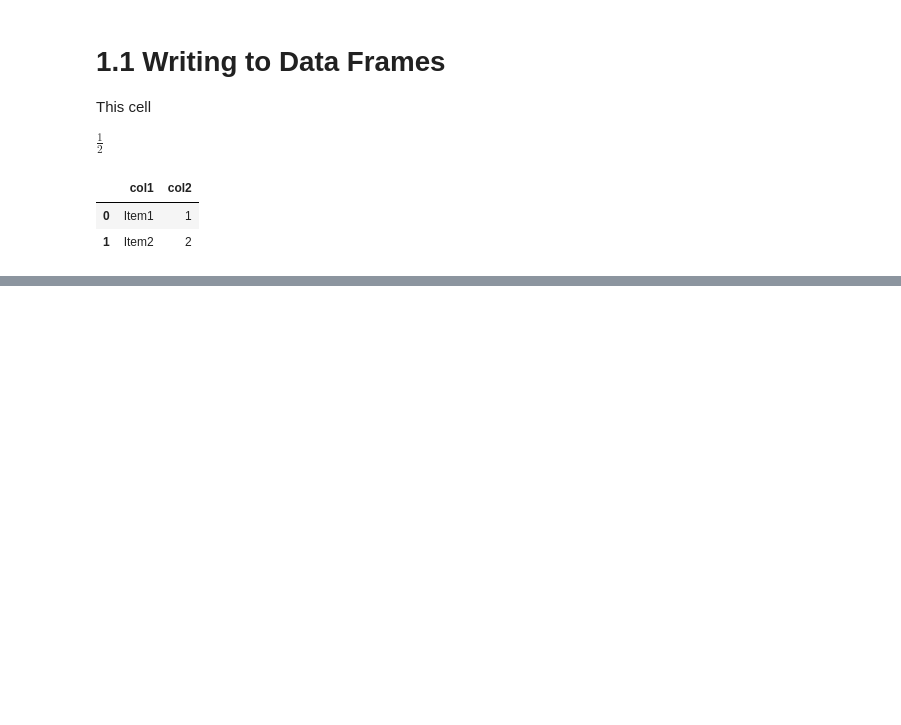
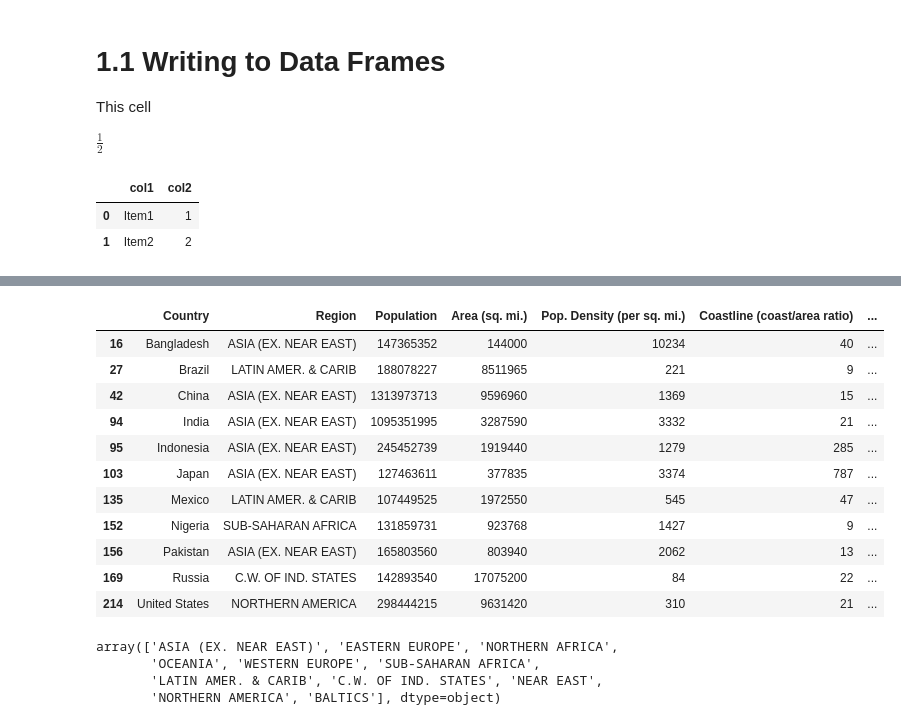
Before and after one commit to Mark-Barbaric/Introduction_To_Machine_Learning, a Jupyter notebook: Session1/Intro_To_Machine_Learning_W1.ipynb, the cells around one changed output, grey strips where cells are left out. Drawn from its saved outputs; the diff is of its cells as text; code cells hidden in the pictures; blank space fills up the shorter version.

```diff
--- a/Session1/Intro_To_Machine_Learning_W1.ipynb
+++ b/Session1/Intro_To_Machine_Learning_W1.ipynb
@@ -23,0 +92,29 @@ df
+# %%
+# select by condition
+countries[countries["Population"] == 31056997]
+
+# select by multiple conditions
+countries[(countries["Population"]>1e8) & (countries["Area (sq. mi.)"]>1e3)]
+# %% [output]
+|  | Country | Region | Population | Area (sq. mi.) | Pop. Density (per sq. mi.) | Coastline (coast/area ratio) | ... |
+| 16 | Bangladesh | ASIA (EX. NEAR EAST) | 147365352 | 144000 | 10234 | 40 | ... |
+| 27 | Brazil | LATIN AMER. & CARIB | 188078227 | 8511965 | 221 | 9 | ... |
+| 42 | China | ASIA (EX. NEAR EAST) | 1313973713 | 9596960 | 1369 | 15 | ... |
+| 94 | India | ASIA (EX. NEAR EAST) | 1095351995 | 3287590 | 3332 | 21 | ... |
+| 95 | Indonesia | ASIA (EX. NEAR EAST) | 245452739 | 1919440 | 1279 | 285 | ... |
+| 103 | Japan | ASIA (EX. NEAR EAST) | 127463611 | 377835 | 3374 | 787 | ... |
+| 135 | Mexico | LATIN AMER. & CARIB | 107449525 | 1972550 | 545 | 47 | ... |
+| 152 | Nigeria | SUB-SAHARAN AFRICA | 131859731 | 923768 | 1427 | 9 | ... |
+| 156 | Pakistan | ASIA (EX. NEAR EAST) | 165803560 | 803940 | 2062 | 13 | ... |
+| 169 | Russia | C.W. OF IND. STATES | 142893540 | 17075200 | 84 | 22 | ... |
+| 214 | United States | NORTHERN AMERICA | 298444215 | 9631420 | 310 | 21 | ... |
+# %%
+# strip spaces from the strings in regions
+countries["Region"] = countries["Region"].str.strip()
+
+countries["Region"].unique()
+# %% [output]
+array(['ASIA (EX. NEAR EAST)', 'EASTERN EUROPE', 'NORTHERN AFRICA',
+       'OCEANIA', 'WESTERN EUROPE', 'SUB-SAHARAN AFRICA',
+       'LATIN AMER. & CARIB', 'C.W. OF IND. STATES', 'NEAR EAST',
+       'NORTHERN AMERICA', 'BALTICS'], dtype=object)
```
Also changed, not shown: parts of 8 cells of this notebook.
